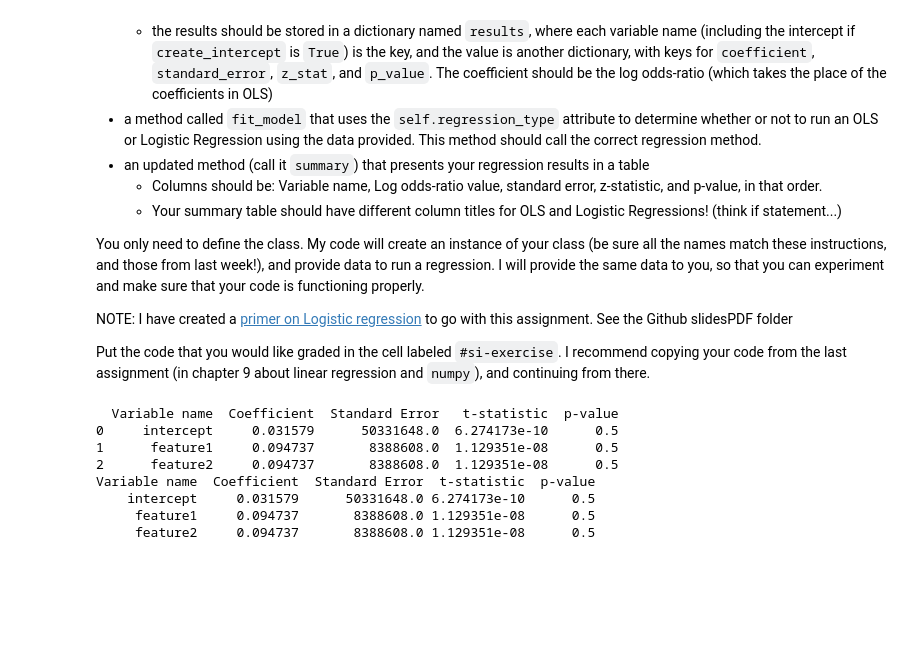
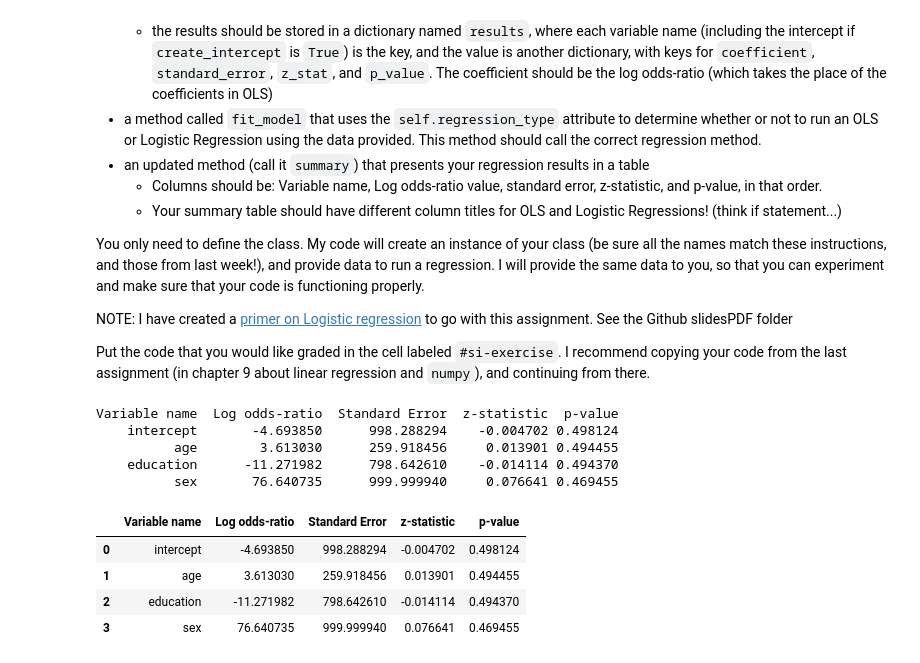
Before and after one commit to j14oshbrink/econ8320-assignment-10, a Jupyter notebook: Lesson.ipynb, the cells around one changed output. Drawn from its saved outputs; the diff is of its cells as text; code cells hidden in the pictures; blank space fills up the shorter version.

```diff
--- a/Lesson.ipynb
+++ b/Lesson.ipynb
@@ -286,45 +286,47 @@ class RegressionModel:
         if self.regression_type == 'ols':
             self.ols_regression()
         elif self.regression_type == 'logit':
             self.logistic_regression()
         else:
             raise ValueError("Invalid regression type. Choose 'ols' or 'logit'.")
 
     def summary(self):
         self.fit_model()
         if self.regression_type == 'ols':
             summary_df = pd.DataFrame({
                 "Variable name": list(self.results.keys()),
                 "Coefficient": [self.results[var]['coefficient'] for var in self.results],
                 "Standard Error": [self.results[var]['standard_error'] for var in self.results],
                 "t-statistic": [self.results[var]['t_stat'] for var in self.results],
                 "p-value": [self.results[var]['p_value'] for var in self.results]
             })
         elif self.regression_type == 'logit':
             summary_df = pd.DataFrame({
                 "Variable name": list(self.results.keys()),
                 "Log odds-ratio": [self.results[var]['coefficient'] for var in self.results],
                 "Standard Error": [self.results[var]['standard_error'] for var in self.results],
                 "z-statistic": [self.results[var]['z_stat'] for var in self.results],
                 "p-value": [self.results[var]['p_value'] for var in self.results]
             })
-        print(summary_df)
         print(summary_df.to_string(index=False))
-        # Create some sample data
+        return summary_df
 x_data = pd.DataFrame({
-    'feature1': [1, 2, 3, 4, 5],
-    'feature2': [5, 4, 3, 2, 1]
-})
-y_data = pd.Series([1, 0, 1, 0, 1])
+      'age': [25, 32, 47, 51, 62],
+      'education': [12, 14, 16, 13, 18],
+      'sex': [0, 1, 0, 1, 0]
+  })
+y_data = pd.Series([0, 1, 0, 1, 1])  # Target varia
 
-model = RegressionModel(x_data, y_data, regression_type='ols')
+model = RegressionModel(x_data, y_data, regression_type = 'logit')
 model.summary()
 # %% [output]
-  Variable name  Coefficient  Standard Error   t-statistic  p-value
-0     intercept     0.031579      50331648.0  6.274173e-10      0.5
-1      feature1     0.094737       8388608.0  1.129351e-08      0.5
-2      feature2     0.094737       8388608.0  1.129351e-08      0.5
-Variable name  Coefficient  Standard Error  t-statistic  p-value
-    intercept     0.031579      50331648.0 6.274173e-10      0.5
-     feature1     0.094737       8388608.0 1.129351e-08      0.5
-     feature2     0.094737       8388608.0 1.129351e-08      0.5
+Variable name  Log odds-ratio  Standard Error  z-statistic  p-value
+    intercept       -4.693850      998.288294    -0.004702 0.498124
+          age        3.613030      259.918456     0.013901 0.494455
+    education      -11.271982      798.642610    -0.014114 0.494370
+          sex       76.640735      999.999940     0.076641 0.469455
+|  | Variable name | Log odds-ratio | Standard Error | z-statistic | p-value |
+| 0 | intercept | -4.693850 | 998.288294 | -0.004702 | 0.498124 |
+| 1 | age | 3.613030 | 259.918456 | 0.013901 | 0.494455 |
+| 2 | education | -11.271982 | 798.642610 | -0.014114 | 0.494370 |
+| 3 | sex | 76.640735 | 999.999940 | 0.076641 | 0.469455 |
```
